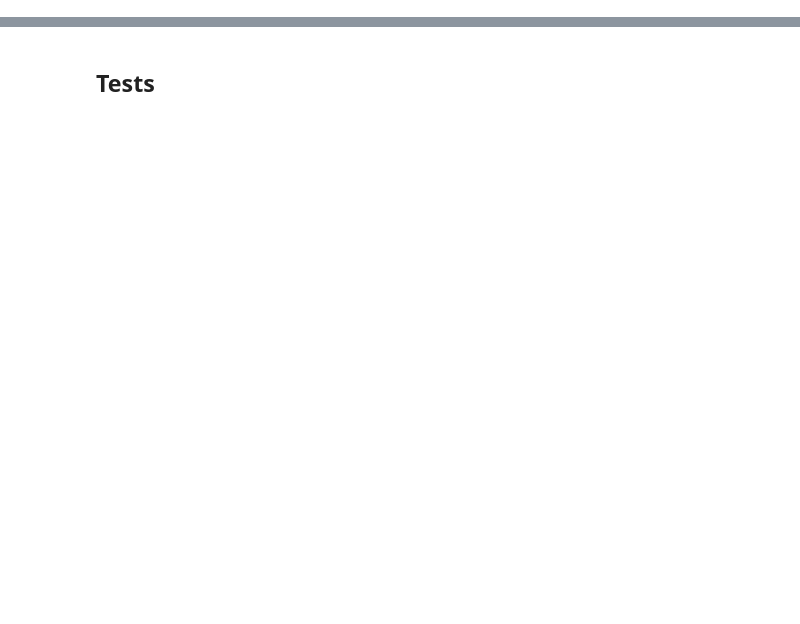
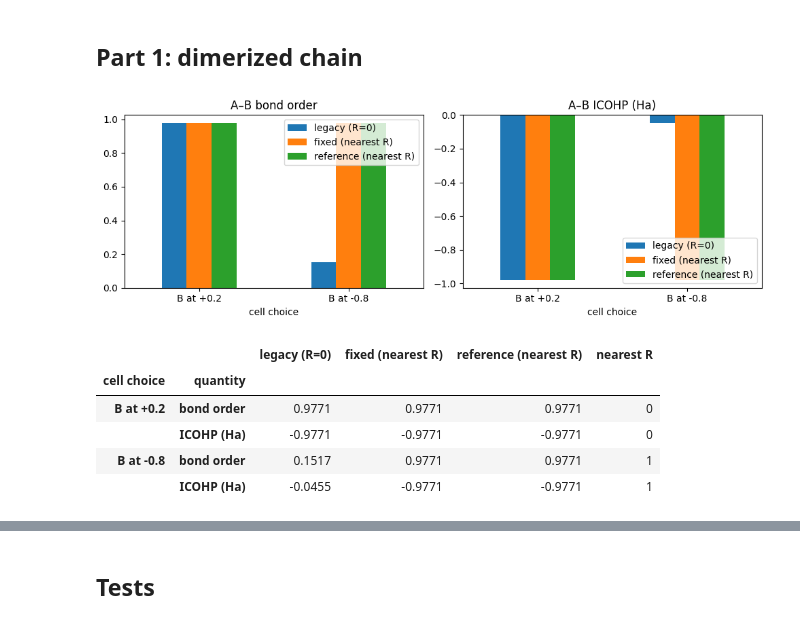
Before and after one commit to benrich37/crawfish, a Jupyter notebook: examples/fix_comparisons/F3_lattice_images.ipynb, the cells around one changed output, grey strips where cells are left out. Saved outputs shown, nothing was run; the diff lists cells and outputs as text; code cells hidden in the pictures; blank space fills up the shorter version.

```diff
--- a/examples/fix_comparisons/F3_lattice_images.ipynb
+++ b/examples/fix_comparisons/F3_lattice_images.ipynb
@@ -16,50 +40,80 @@ periodic JDFTx fixture to run the "fixed" side here. The last cell says which is
+# %% [markdown]
+## Part 1: dimerized chain
 # %%
-import sys
-from pathlib import Path
-
-sys.path.insert(0, str(Path.cwd()))  # fixcompare.py lives next to this notebook (run with this directory as cwd)
-import numpy as np
-import pandas as pd
-import matplotlib.pyplot as plt
-from fixcompare import *
-from crawfish.funcs.general import SIGMA_DEFAULT
-from crawfish.core.operations.matrix import _get_gen_tj_coef_tuv
-
-F3_DONE = fix_available("F3")
 nk = 60
 ks = np.arange(nk) / nk
+ks_t = np.stack([ks, np.zeros(nk), np.zeros(nk)], axis=1)  # k along the chain, reciprocal-lattice coordinates
 wk = np.full(nk, 2.0 / nk, dtype=np.float32)  # spin-unpolarized JDFTx convention: weights sum to 2
 T_SHORT, T_LONG = -1.0, -0.3                  # hoppings (Ha) for the 0.2 and 0.8 bonds
-occ = np.zeros((nk, 2))
+occ = np.zeros((nk, 2), dtype=np.float32)
 occ[:, 0] = 1.0                               # half filling: lower band full
 
 
 def chain(tau_B):
     """Projections (orthonormal TB orbitals: T = eigenvectors) and eigenvalues; B images at tau_B + R."""
     proj = np.zeros((nk, 2, 2), dtype=np.complex64)
-    e = np.zeros((nk, 2))
+    e = np.zeros((nk, 2), dtype=np.float32)
     for i, k in enumerate(ks):
         hab = sum(t * np.exp(2j * np.pi * k * R) for R in range(-2, 3)
                   for d, t in [(0.2, T_SHORT), (0.8, T_LONG)] if np.isclose(abs(tau_B + R), d))
         ev, C = np.linalg.eigh(np.array([[0, hab], [np.conj(hab), 0]]))
         e[i], proj[i] = ev, C.T  # proj[t, j, u] = C_uj
     return proj, e
 
 
-def hopping(tau_B, R):
-    d = abs(tau_B + R)
-    return T_SHORT if np.isclose(d, 0.2) else T_LONG if np.isclose(d, 0.8) else 0.0
+def nearest_R(tau_B):
+    return min((-1, 0, 1), key=lambda R: abs(tau_B + R))
 
 
-def resolved_weights(proj, tau_B, R, mode):
-    """Reference: w_k Re[conj(C_A) M(R) e^{2 pi i k R} C_B] with M = 1 (bond order) or the hopping (COHP)."""
-    m = 1.0 if mode == "como" else hopping(tau_B, R)
-    ph = np.exp(2j * np.pi * ks * R)[:, None]
-    return wk[:, None] * (np.conj(proj[:, :, 0]) * m * ph * proj[:, :, 1]).real
+def crawfish_weights(proj, e, R, mode):
+    """crawfish's R-resolved path: M(R) from the state-resolved matrix, phase exp(2 pi i k.R), block kernel."""
+    if mode == "como":
+        mat_suv = np.ones((1, 2, 2), dtype=np.complex64)
+    else:
+        h_t_uv, _, _ = get_h_s_d_t_uv(proj, proj, e, occ)
+        mat_suv = get_mat_r_suv(h_t_uv, wk, ks_t, 1, (R, 0, 0))
+    phase_t = np.exp(2j * np.pi * ks * R)
+    mat_t_ab = (mat_suv[0, 0, 1] * phase_t)[:, None, None]
+    return _get_gen_tj_block(proj, mat_t_ab, wk, [0], [1])
+
+
+def reference_weights(proj, tau_B, R, mode):
+    """Independent reference: the hopping of that image is known exactly for the model."""
+    d = abs(tau_B + R)
+    m = 1.0 if mode == "como" else (T_SHORT if np.isclose(d, 0.2) else T_LONG if np.isclose(d, 0.8) else 0.0)
+    return wk[:, None] * (np.conj(proj[:, :, 0]) * m * np.exp(2j * np.pi * ks * R)[:, None] * proj[:, :, 1]).real
 
 
 WRAPPINGS = {"B at +0.2": 0.2, "B at -0.8": -0.8}
 data = {name: chain(tau) for name, tau in WRAPPINGS.items()}
-ones = np.ones((1, 2, 2), dtype=np.complex64)
-m_t = np.zeros(nk, dtype=np.int64)
-crawfish_r0 = lambda proj: _get_gen_tj_coef_tuv(proj, ones, m_t, wk, [0], [1])  # crawfish's pCOMO kernel (R=0)
+rows = []
+for name, tau in WRAPPINGS.items():
+    proj, e = data[name]
+    R = nearest_R(tau)
+    for mode in ["como", "cohp"]:
+        rows.append({
+            "cell choice": name, "quantity": "bond order" if mode == "como" else "ICOHP (Ha)",
+            "legacy (R=0)": float(np.sum(occ * crawfish_weights(proj, e, 0, mode))),
+            f"fixed (nearest R)": float(np.sum(occ * crawfish_weights(proj, e, R, mode))),
+            "reference (nearest R)": float(np.sum(occ * reference_weights(proj, tau, R, mode))),
+            "nearest R": R,
+        })
+chain_table = pd.DataFrame(rows).set_index(["cell choice", "quantity"])
+
+fig, axes = plt.subplots(1, 2, figsize=(10, 3.5))
+for ax, q in zip(axes, ["bond order", "ICOHP (Ha)"]):
+    chain_table.xs(q, level="quantity")[["legacy (R=0)", "fixed (nearest R)", "reference (nearest R)"]].plot.bar(ax=ax, rot=0)
+    ax.set_title(f"A–B {q}")
+    ax.axhline(0, color="black", lw=0.5)
+fig.tight_layout()
+savefig(fig, "F3_chain_bond_orders")
+plt.show()
+chain_table.round(4)
+# %% [output]
+[figure, added]
+|  |  | legacy (R=0) | fixed (nearest R) | reference (nearest R) | nearest R |
+| cell choice | quantity |  |  |  |  |
+| B at +0.2 | bond order | 0.9771 | 0.9771 | 0.9771 | 0 |
+|  | ICOHP (Ha) | -0.9771 | -0.9771 | -0.9771 | 0 |
+| B at -0.8 | bond order | 0.1517 | 0.9771 | 0.9771 | 1 |
+|  | ICOHP (Ha) | -0.0455 | -0.9771 | -0.9771 | 1 |
```
Also changed, not shown: parts of 17 cells of this notebook, 29 other files.
